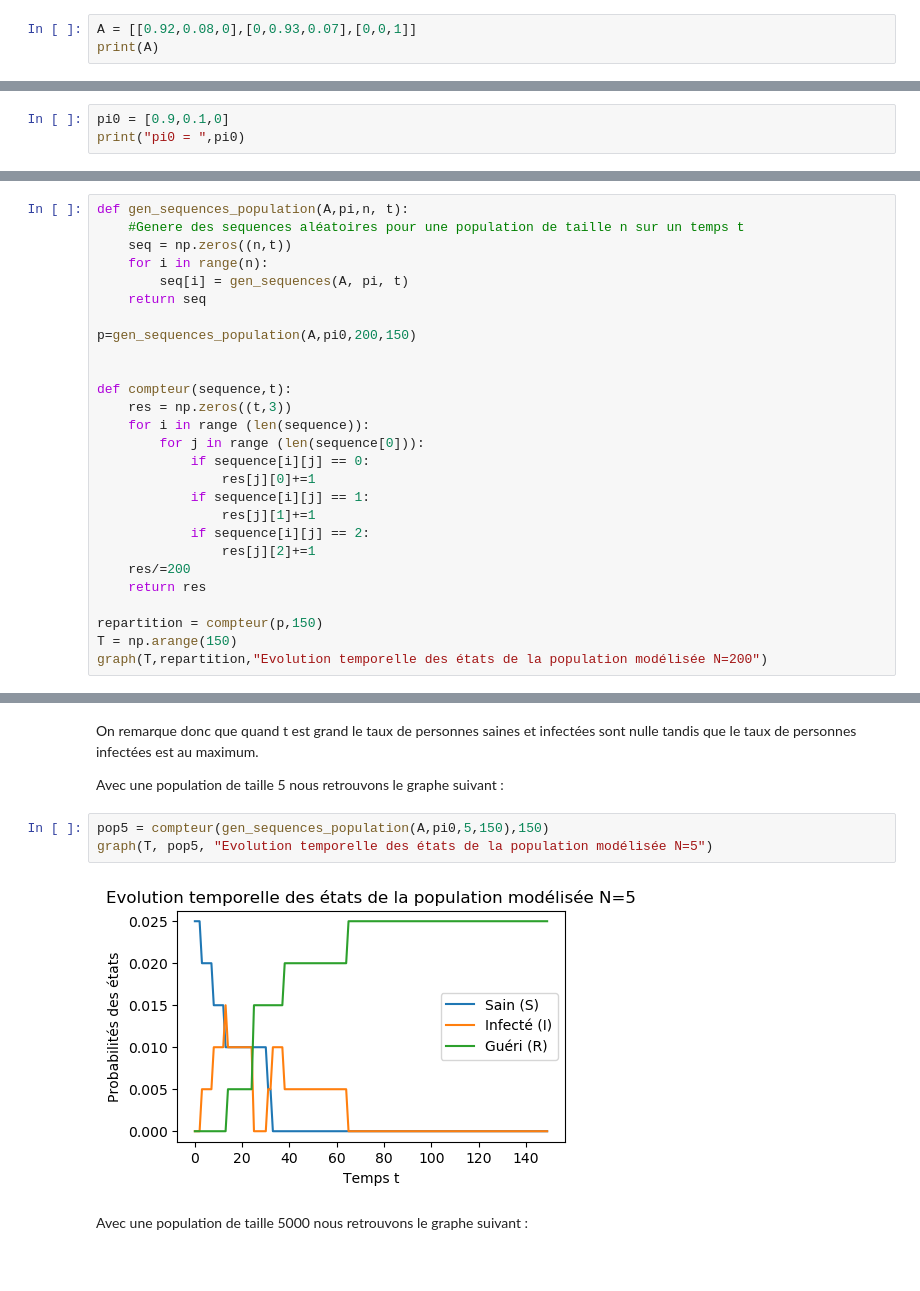
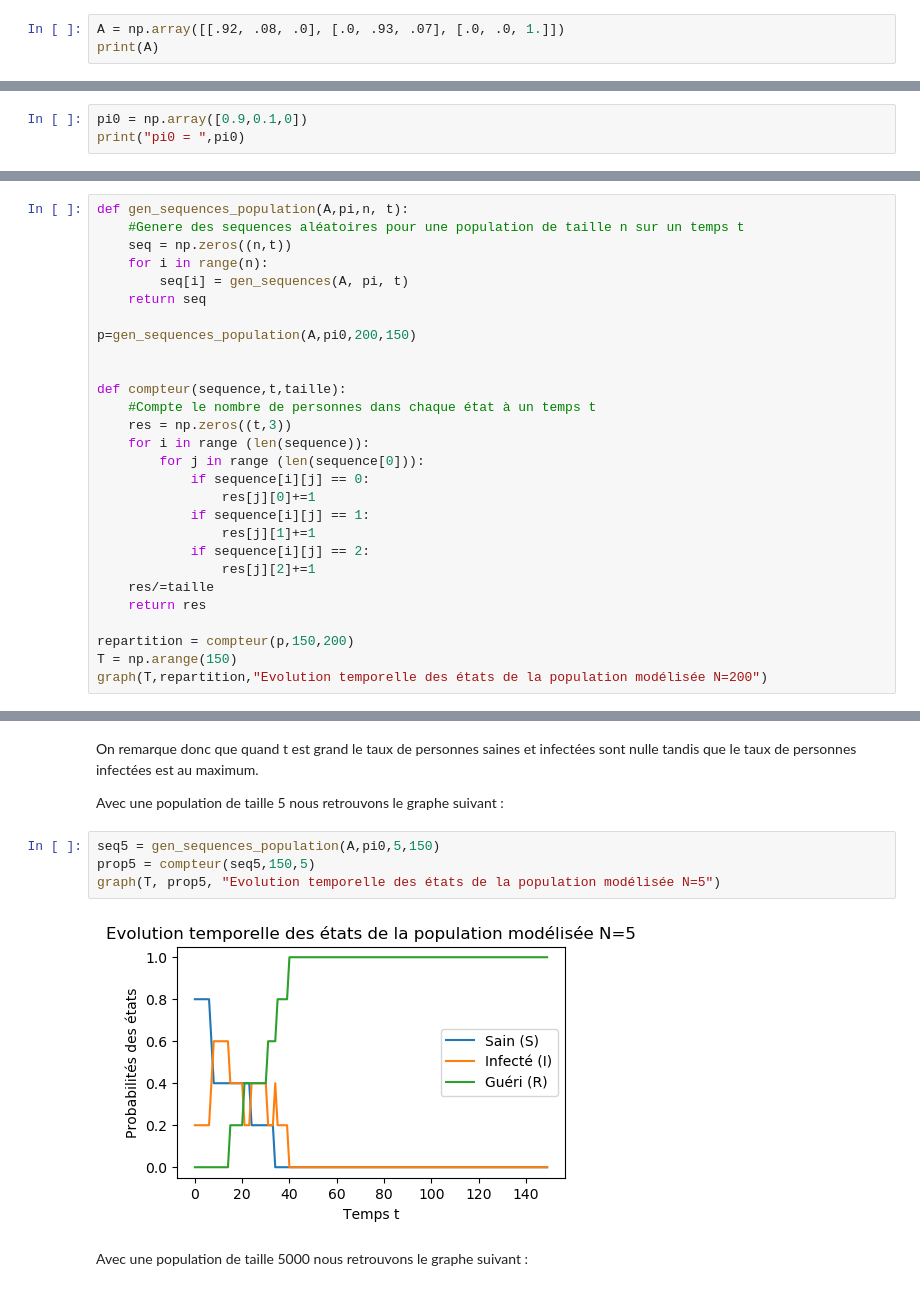
Before and after one commit to yokyann/epidemiologie, a Jupyter notebook: projet.ipynb, the cells around one changed output, grey strips where cells are left out. Saved outputs shown, nothing was run; the diff lists cells and outputs as text.

```diff
--- a/projet.ipynb
+++ b/projet.ipynb
@@ -94,6 +115,6 @@ Grâce au graphe de transition du document 1 on obtient la matrice de transition
 |I   | 0   | 0.93 |0.07|
 |R   |  0  |  0   |  1 |
 # %%
-A = [[0.92,0.08,0],[0,0.93,0.07],[0,0,1]]
+A = np.array([[.92, .08, .0], [.0, .93, .07], [.0, .0, 1.]])
 print(A)
 # %% [output]
@@ -114,6 +137,6 @@ Soit $\pi_0$ la distribution de la probabilité initiale.
 
 On a donc $\pi_0 = [0.9;0.1;0]$
 # %%
-pi0 = [0.9,0.1,0]
+pi0 = np.array([0.9,0.1,0])
 print("pi0 = ",pi0)
 # %% [output]
@@ -194,7 +217,8 @@ def gen_sequences_population(A,pi,n, t):
 p=gen_sequences_population(A,pi0,200,150)
 
 
-def compteur(sequence,t):
+def compteur(sequence,t,taille):
+    #Compte le nombre de personnes dans chaque état à un temps t
     res = np.zeros((t,3))
     for i in range (len(sequence)):
         for j in range (len(sequence[0])):
@@ -204,10 +228,10 @@ def compteur(sequence,t):
                 res[j][1]+=1
             if sequence[i][j] == 2:
                 res[j][2]+=1
-    res/=200
+    res/=taille
     return res
 
-repartition = compteur(p,150)
+repartition = compteur(p,150,200)
 T = np.arange(150)
 graph(T,repartition,"Evolution temporelle des états de la population modélisée N=200")
 # %% [output]
@@ -217,10 +241,11 @@ On remarque donc que quand t est grand le taux de personnes saines et infectées
 
 Avec une population de taille 5 nous retrouvons le graphe suivant :
 # %%
-pop5 = compteur(gen_sequences_population(A,pi0,5,150),150)
-graph(T, pop5, "Evolution temporelle des états de la population modélisée N=5")
+seq5 = gen_sequences_population(A,pi0,5,150)
+prop5 = compteur(seq5,150,5)
+graph(T, prop5, "Evolution temporelle des états de la population modélisée N=5")
 # %% [output]
-[figure, old version]
+[figure, new version]
 # %% [markdown]
 Avec une population de taille 5000 nous retrouvons le graphe suivant :
 # %%
```
Also changed, not shown: parts of 35 cells of this notebook, 1 other file.
